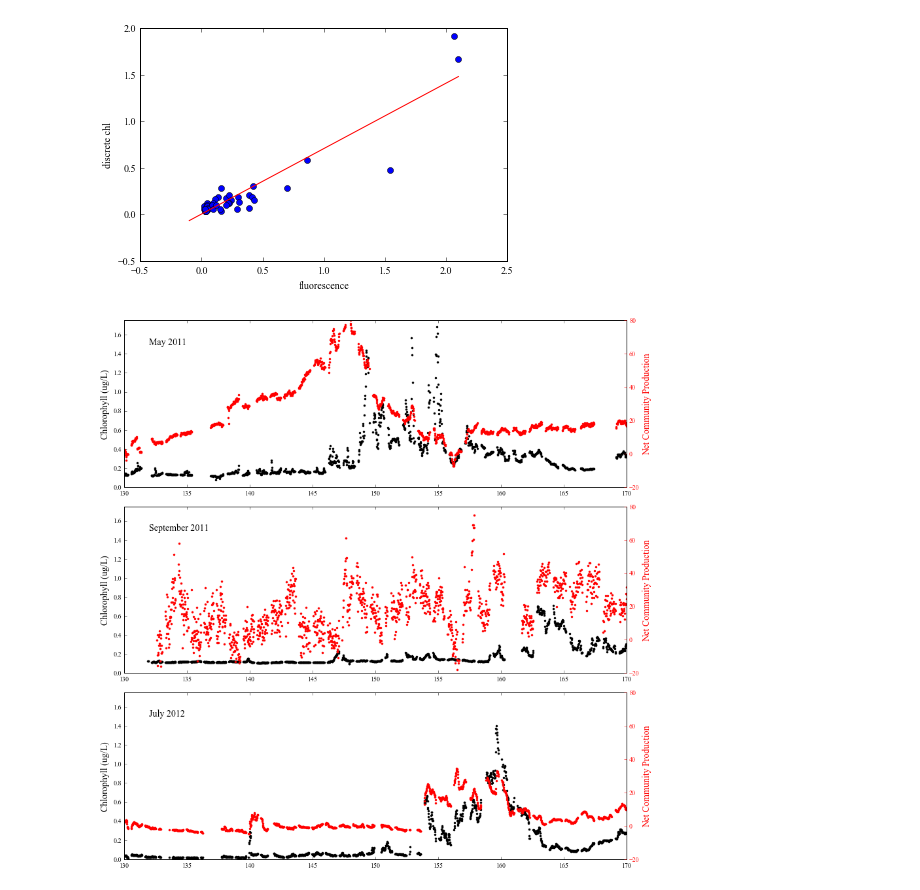
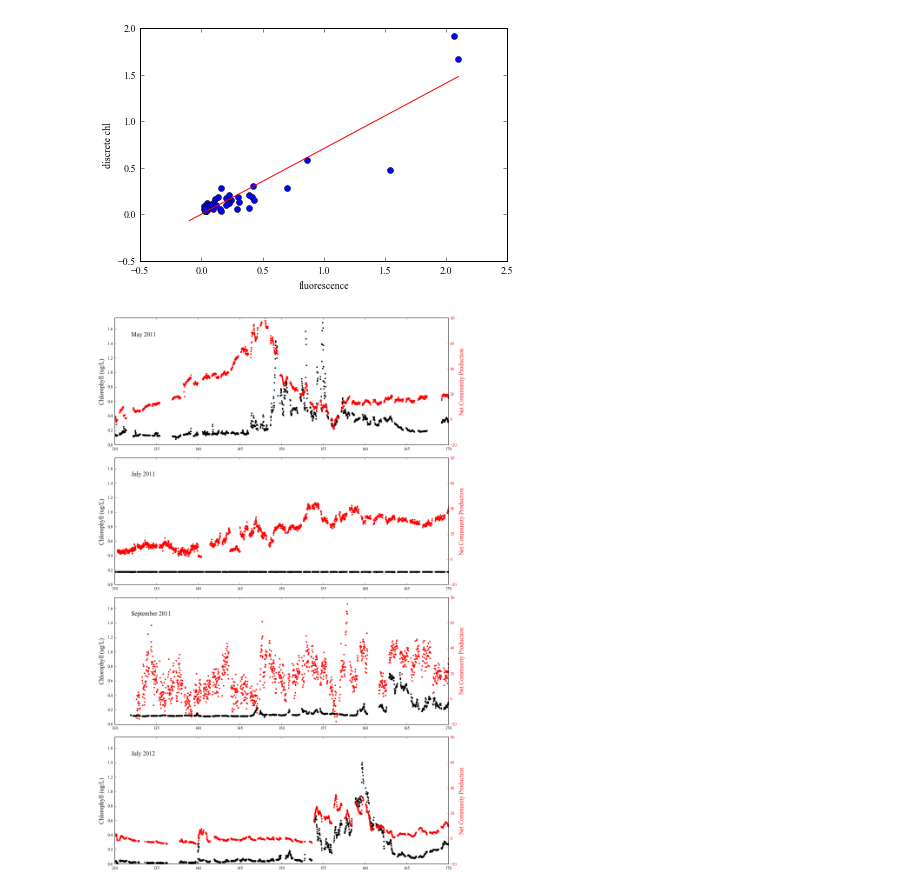
Before and after one commit to sophieclayton/kuroshio_productivity, a Jupyter notebook: Chl_calib.ipynb, the cells around one changed output. Drawn from its saved outputs; the diff is of its cells as text; code cells hidden in the pictures.

```diff
--- a/Chl_calib.ipynb
+++ b/Chl_calib.ipynb
@@ -76,3 +77,22 @@ Try using .loc[row_indexer,col_indexer] = value instead
 See the caveats in the documentation: http://pandas.pydata.org/pandas-docs/stable/indexing.html#indexing-view-versus-copy
 estimated calibration slope =  0.881930448676 , r =  0.869576623274 , p-value < 0.05  True
 [figure]
+# %%
+subTok2 = calib[calib['Cruise ID']=='Tokyo_2']
+subTok2['Fluo'] = np.interp(subTok2['Date/Time'],Tok2['Timestamp'], Tok2['Fluo'],left=np.nan, right=np.nan, period=None)
+subTok2 = subTok2.dropna()
+
+plt.plot(subTok2['Fluo'],subTok2['[Chl] (ug/L)'], 'o')
+plt.xlabel('discrete chl')
+plt.ylabel('fluorescence')
+
+mT,cT, rT, pT, std_errT = ss.linregress(subTok2['Fluo'],subTok2['[Chl] (ug/L)'])
+plt.plot(np.arange(-0.1, 2.2, 0.1), mT*(np.arange(-0.1, 2.2, 0.1))+cT, 'r')
+
+print 'estimated calibration slope = ', mT, ', r = ', rT, ', p-value < 0.05 ', pT<0.05
+
+plt.show()
+
+# calibrate fluorescence for Tokyo_1
+
+Tok2['chl'] = mT*Tok2['Fluo']+cT
@@ -130,50 +158,62 @@ Try using .loc[row_indexer,col_indexer] = value instead
 See the caveats in the documentation: http://pandas.pydata.org/pandas-docs/stable/indexing.html#indexing-view-versus-copy
 [figure]
 # %%
-fig2, (ax1, ax2, ax3) = plt.subplots(3, 1, figsize = (12, 12), dpi = 300)
+fig2, (ax1, ax2, ax3, ax4) = plt.subplots(4, 1, figsize = (12, 18), dpi = 300)
 
 ax1.plot(Tok1['Lon'], Tok1['chl'], '.k')
-ax4 = ax1.twinx()
-ax4.plot(Tok1['Lon'], Tok1['Air-sea flux'], '.r')
+ax8 = ax1.twinx()
+ax8.plot(Tok1['Lon'], Tok1['Air-sea flux'], '.r')
 ax1.set_xlim([130, 170])
 ax1.set_ylim([0, 1.75])
-ax4.set_ylim([-20, 80])
+ax8.set_ylim([-20, 80])
 ax1.text(132, 1.5,'May 2011', fontsize = 14)
 
 ax1.set_ylabel('Chlorophyll (ug/L)', color='k', fontsize = 14)
-ax4.set_ylabel('Net Community Production', color= 'r', fontsize = 14)
-ax4.tick_params(colors='r')
+ax8.set_ylabel('Net Community Production', color= 'r', fontsize = 14)
+ax8.tick_params(colors='r')
 
-ax2.plot(Tok3['Lon'], Tok3['chl'], '.k')
+ax2.plot(Tok2['Lon'], Tok2['chl'], '.k')
 ax5 = ax2.twinx()
-ax5.plot(Tok3['Lon'], Tok3['Air-sea flux'], '.r')
+ax5.plot(Tok2['Lon'], Tok2['Air-sea flux'], '.r')
 ax2.set_xlim([130, 170])
 ax2.set_ylim([0, 1.75])
 ax5.set_ylim([-20, 80])
-ax2.text(132, 1.5,'September 2011', fontsize = 14)
+ax2.text(132, 1.5,'July 2011', fontsize = 14)
 
 ax2.set_ylabel('Chlorophyll (ug/L)', color='k', fontsize = 14)
 ax5.set_ylabel('Net Community Production', color= 'r', fontsize = 14)
 ax5.tick_params(colors='r')
 
-ax3.plot(Tian['Lon'], Tian['chl'], '.k')
+ax3.plot(Tok3['Lon'], Tok3['chl'], '.k')
 ax6 = ax3.twinx()
-ax6.plot(Tian['Lon'], Tian['Air-sea flux'], '.r')
+ax6.plot(Tok3['Lon'], Tok3['Air-sea flux'], '.r')
 ax3.set_xlim([130, 170])
 ax3.set_ylim([0, 1.75])
 ax6.set_ylim([-20, 80])
-ax3.text(132, 1.5,'July 2012', fontsize = 14)
+ax3.text(132, 1.5,'September 2011', fontsize = 14)
 
 ax3.set_ylabel('Chlorophyll (ug/L)', color='k', fontsize = 14)
 ax6.set_ylabel('Net Community Production', color= 'r', fontsize = 14)
 ax6.tick_params(colors='r')
-ax6.set_xlabel('Longitude', fontsize = 14)
+
+ax4.plot(Tian['Lon'], Tian['chl'], '.k')
+ax7 = ax4.twinx()
+ax7.plot(Tian['Lon'], Tian['Air-sea flux'], '.r')
+ax4.set_xlim([130, 170])
+ax4.set_ylim([0, 1.75])
+ax7.set_ylim([-20, 80])
+ax4.text(132, 1.5,'July 2012', fontsize = 14)
+
+ax4.set_ylabel('Chlorophyll (ug/L)', color='k', fontsize = 14)
+ax7.set_ylabel('Net Community Production', color= 'r', fontsize = 14)
+ax7.tick_params(colors='r')
+ax7.set_xlabel('Longitude', fontsize = 14)
 
 plt.show()
 
 #fig2.savefig('../figures/uway_NCP_Chl_MJS.png', dpi = 300)
 # %% [output]
-[figure, old version]
+[figure, new version]
 # %%
 fig2, (ax1, ax2, ax3, ax7) = plt.subplots(4, 1, figsize = (12, 18), dpi = 300)
 
```
Also changed, not shown: parts of 6 cells of this notebook, 2 other files.
